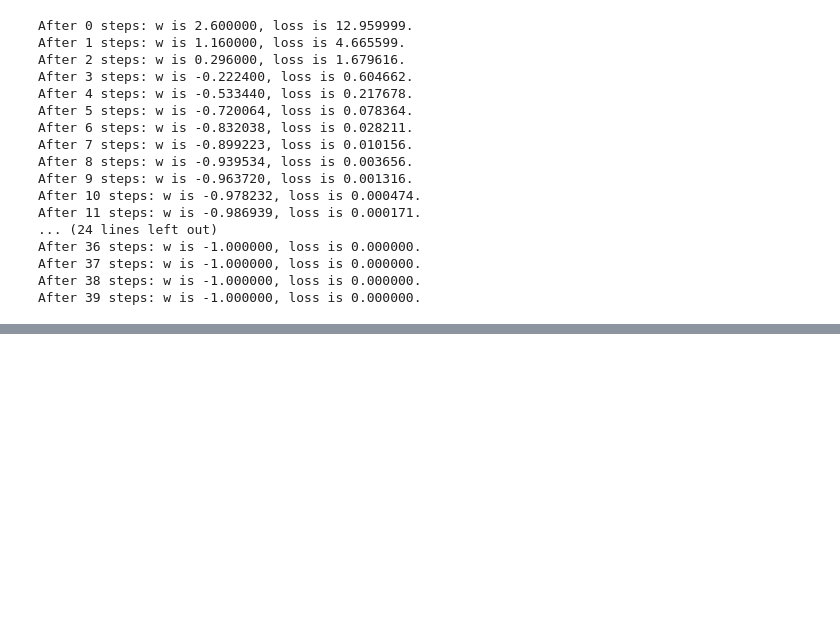
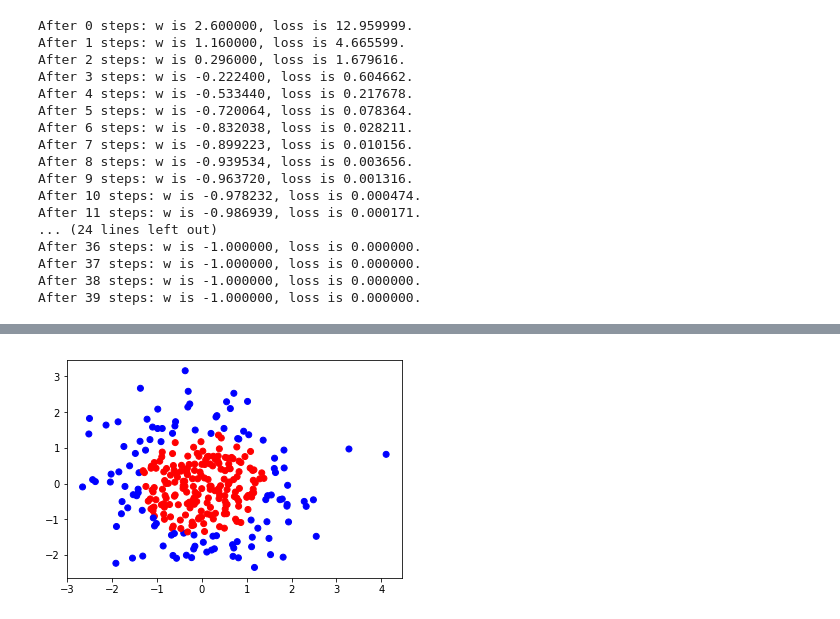
Before and after one commit to king0682/DeepLearningItem, a Jupyter notebook: 02_Tensorflow/TensorFlow笔记.ipynb, the cells around one changed output, grey strips where cells are left out. Cells and saved outputs as stored; diff of their text form; code cells hidden in the pictures; blank space fills up the shorter version.

```diff
--- a/02_Tensorflow/TensorFlow笔记.ipynb
+++ b/02_Tensorflow/TensorFlow笔记.ipynb
@@ -663,0 +921,87 @@ After 39 steps: global_step is 40.000000, learning rate is 0.066897, loss is 0.0
+# %%
+#coding:utf-8
+#0导入模块 ，生成模拟数据集
+import tensorflow as tf
+import numpy as np
+import matplotlib.pyplot as plt
+BATCH_SIZE = 30
+seed = 2
+#基于seed产生随机数
+rdm = np.random.RandomState(seed)
+#随机数返回300行2列的矩阵，表示300组坐标点（x0,x1）作为输入数据集
+X = rdm.randn(300,2)
+#从X这个300行2列的矩阵中取出一行,判断如果两个坐标的平方和小于2，给Y赋值1，其余赋值0
+#作为输入数据集的标签（正确答案）
+Y_ = [int(x0*x0 + x1*x1 <2) for (x0,x1) in X]
+#遍历Y中的每个元素，1赋值'red'其余赋值'blue'，这样可视化显示时人可以直观区分
+Y_c = [['red' if y else 'blue'] for y in Y_]
+#对数据集X和标签Y进行shape整理，第一个元素为-1表示，随第二个参数计算得到，第二个元素表示多少列，把X整理为n行2列，把Y整理为n行1列
+X = np.vstack(X).reshape(-1,2)
+Y_ = np.vstack(Y_).reshape(-1,1)
+# print(X)
+# print(Y_)
+# print(Y_c)
+#用plt.scatter画出数据集X各行中第0列元素和第1列元素的点即各行的（x0，x1），用各行Y_c对应的值表示颜色（c是color的缩写）
+plt.scatter(X[:,0], X[:,1], c=np.squeeze(Y_c))
+plt.show()
+
+
+#定义神经网络的输入、参数和输出，定义前向传播过程
+def get_weight(shape, regularizer):
+	w = tf.Variable(tf.random_normal(shape), dtype=tf.float32)
+	tf.add_to_collection('losses', tf.contrib.layers.l2_regularizer(regularizer)(w))
+	return w
+
+def get_bias(shape):
+    b = tf.Variable(tf.constant(0.01, shape=shape))
+    return b
+
+x = tf.placeholder(tf.float32, shape=(None, 2))
+y_ = tf.placeholder(tf.float32, shape=(None, 1))
+
+w1 = get_weight([2,11], 0.01)
+b1 = get_bias([11])
+y1 = tf.nn.relu(tf.matmul(x, w1)+b1)
+
+w2 = get_weight([11,1], 0.01)
+b2 = get_bias([1])
+y = tf.matmul(y1, w2)+b2
+
+
+#定义损失函数
+loss_mse = tf.reduce_mean(tf.square(y-y_))
+loss_total = loss_mse + tf.add_n(tf.get_collection('losses'))
+
+
+#定义反向传播方法：不含正则化
+train_step = tf.train.AdamOptimizer(0.0001).minimize(loss_mse)
+
+with tf.Session() as sess:
+	init_op = tf.global_variables_initializer()
+	sess.run(init_op)
+	STEPS = 40000
+	for i in range(STEPS):
+		start = (i*BATCH_SIZE) % 300
+		end = start + BATCH_SIZE
+		sess.run(train_step, feed_dict={x:X[start:end], y_:Y_[start:end]})
+		if i % 2000 == 0:
+			loss_mse_v = sess.run(loss_mse, feed_dict={x:X, y_:Y_})
+			print("After %d steps, loss is: %f" %(i, loss_mse_v))
+    #xx在-3到3之间以步长为0.01，yy在-3到3之间以步长0.01,生成二维网格坐标点
+	xx, yy = np.mgrid[-3:3:.01, -3:3:.01]
+	#将xx , yy拉直，并合并成一个2列的矩阵，得到一个网格坐标点的集合
+	grid = np.c_[xx.ravel(), yy.ravel()]
+	#将网格坐标点喂入神经网络 ，probs为输出
+	probs = sess.run(y, feed_dict={x:grid})
+	#probs的shape调整成xx的样子
+	probs = probs.reshape(xx.shape)
+# 	print "w1:\n",sess.run(w1)
+# 	print "b1:\n",sess.run(b1)
+# 	print "w2:\n",sess.run(w2)
+# 	print "b2:\n",sess.run(b2)
+
+plt.scatter(X[:,0], X[:,1], c=np.squeeze(Y_c))
+plt.contour(xx, yy, probs, levels=[-1])
+plt.show()
+# %% [output]
+[figure, added]
```
Also changed, not shown: parts of 13 cells of this notebook, 3 other files.
